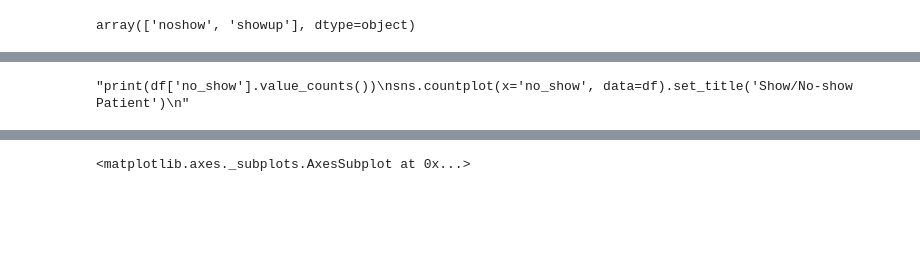
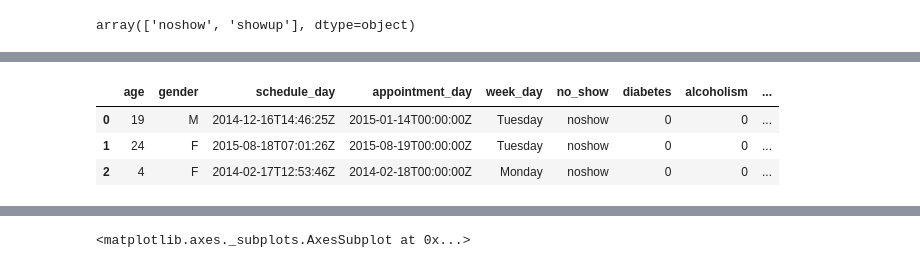
Before and after one commit to shrushenoy/Predicting-No-Show-Rate-for-Hospital-Appointments, a Jupyter notebook: Patients No-Show Prediction Model.ipynb, the cells around one changed output, grey strips where cells are left out. Drawn from its saved outputs; the diff is of its cells as text; code cells hidden in the pictures; blank space fills up the shorter version.

```diff
--- a/Patients No-Show Prediction Model.ipynb
+++ b/Patients No-Show Prediction Model.ipynb
@@ -156,6 +166,0 @@ Name: no_show, dtype: int64
-# %%
-'''print(df['no_show'].value_counts())
-sns.countplot(x='no_show', data=df).set_title('Show/No-show Patient')
-'''
-# %% [output]
-"print(df['no_show'].value_counts())\nsns.countplot(x='no_show', data=df).set_title('Show/No-show Patient')\n"
@@ -168,0 +167,8 @@ def probStatus(dataset, group_by):
+# %%
+df['en_no_show'] = df['no_show'].map({'showup': 1, 'noshow': 0})
+df.head(3)
+# %% [output]
+|  | age | gender | schedule_day | appointment_day | week_day | no_show | diabetes | alcoholism | ... |
+| 0 | 19 | M | 2014-12-16T14:46:25Z | 2015-01-14T00:00:00Z | Tuesday | noshow | 0 | 0 | ... |
+| 1 | 24 | F | 2015-08-18T07:01:26Z | 2015-08-19T00:00:00Z | Tuesday | noshow | 0 | 0 | ... |
+| 2 | 4 | F | 2014-02-17T12:53:46Z | 2014-02-18T00:00:00Z | Monday | noshow | 0 | 0 | ... |
```
Also changed, not shown: parts of 108 cells of this notebook.
